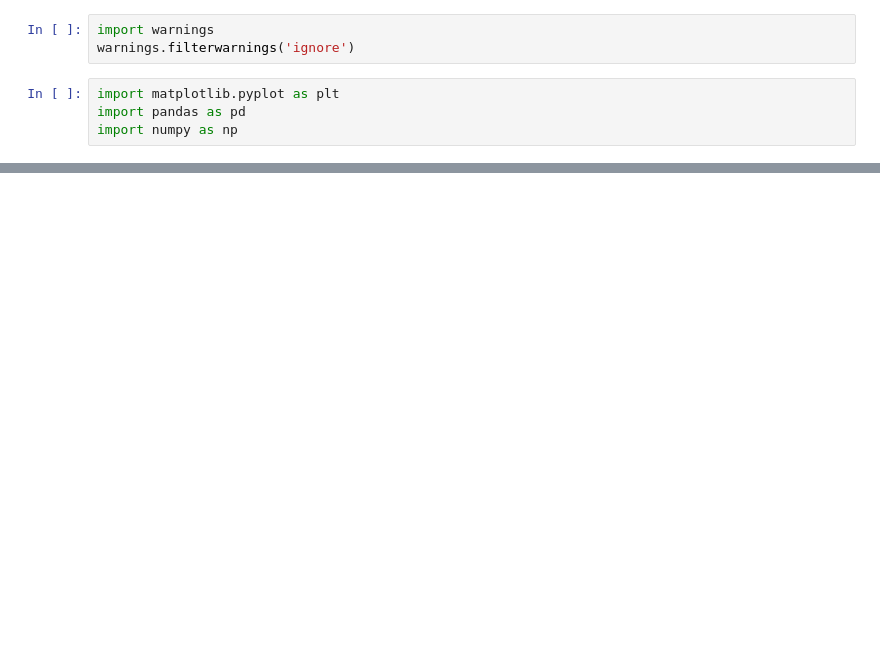
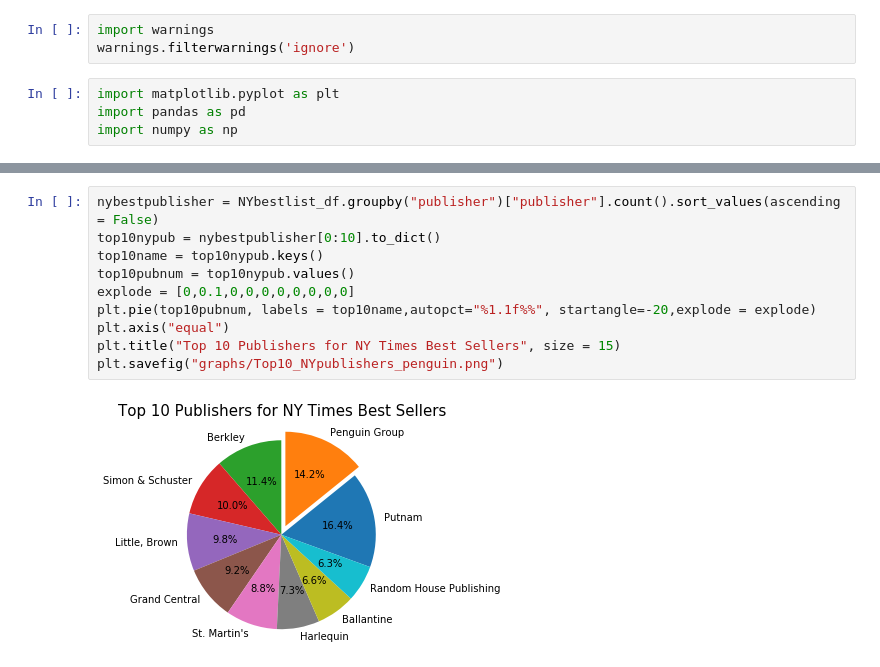
Before and after one commit to manmita7/BookBeasts, a Jupyter notebook: BookBeasts_NYtimes.ipynb, the cells around one changed output, grey strips where cells are left out. Saved outputs shown, nothing was run; the diff lists cells and outputs as text; blank space fills up the shorter version.

```diff
--- a/BookBeasts_NYtimes.ipynb
+++ b/BookBeasts_NYtimes.ipynb
@@ -45,0 +61,12 @@ plt.show()
+# %%
+nybestpublisher = NYbestlist_df.groupby("publisher")["publisher"].count().sort_values(ascending = False)
+top10nypub = nybestpublisher[0:10].to_dict()
+top10name = top10nypub.keys()
+top10pubnum = top10nypub.values()
+explode = [0,0.1,0,0,0,0,0,0,0,0]
+plt.pie(top10pubnum, labels = top10name,autopct="%1.1f%%", startangle=-20,explode = explode)
+plt.axis("equal")
+plt.title("Top 10 Publishers for NY Times Best Sellers", size = 15)
+plt.savefig("graphs/Top10_NYpublishers_penguin.png")
+# %% [output]
+[figure, added]
```
Also changed, not shown: parts of 8 cells of this notebook, 6 other files.
